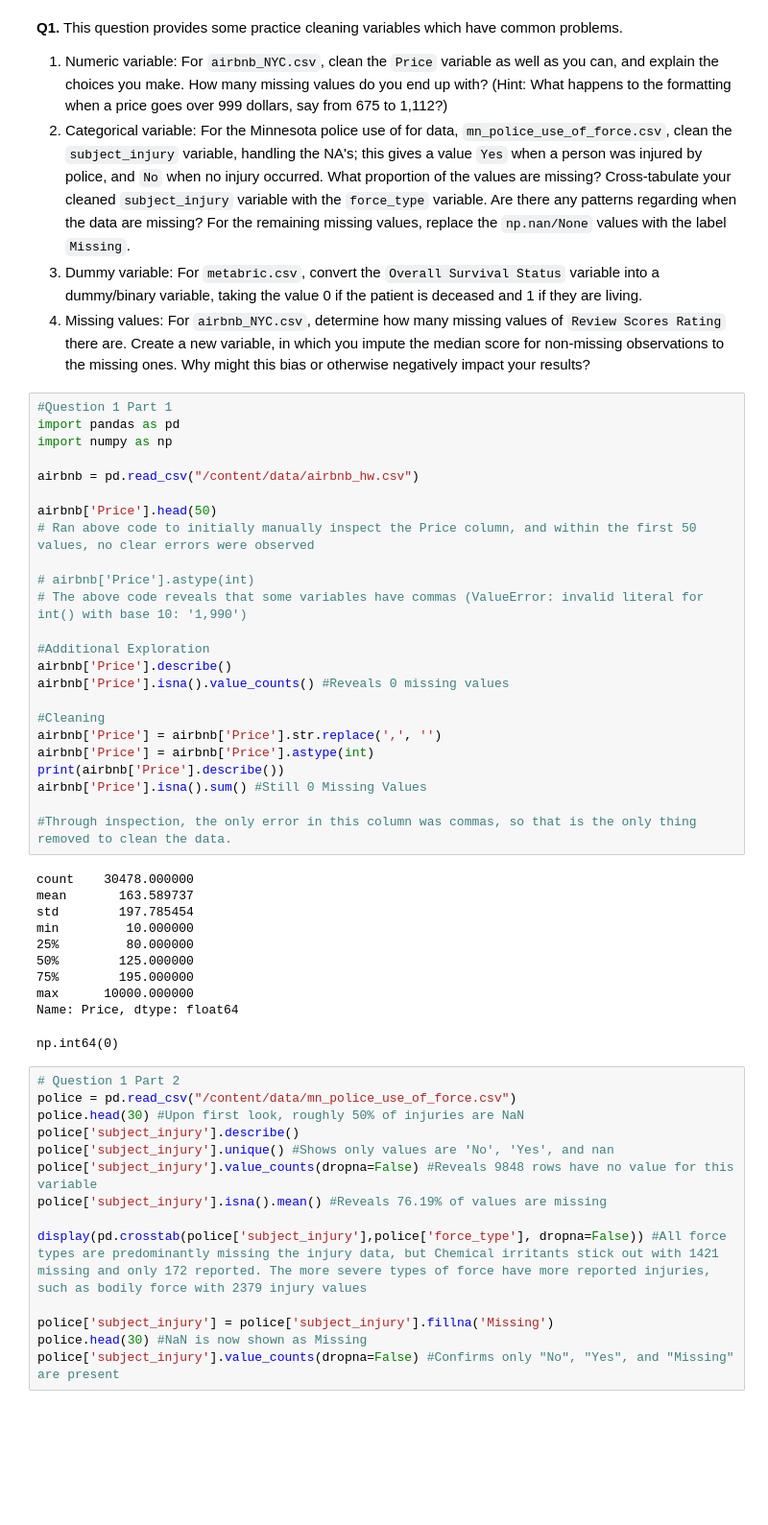
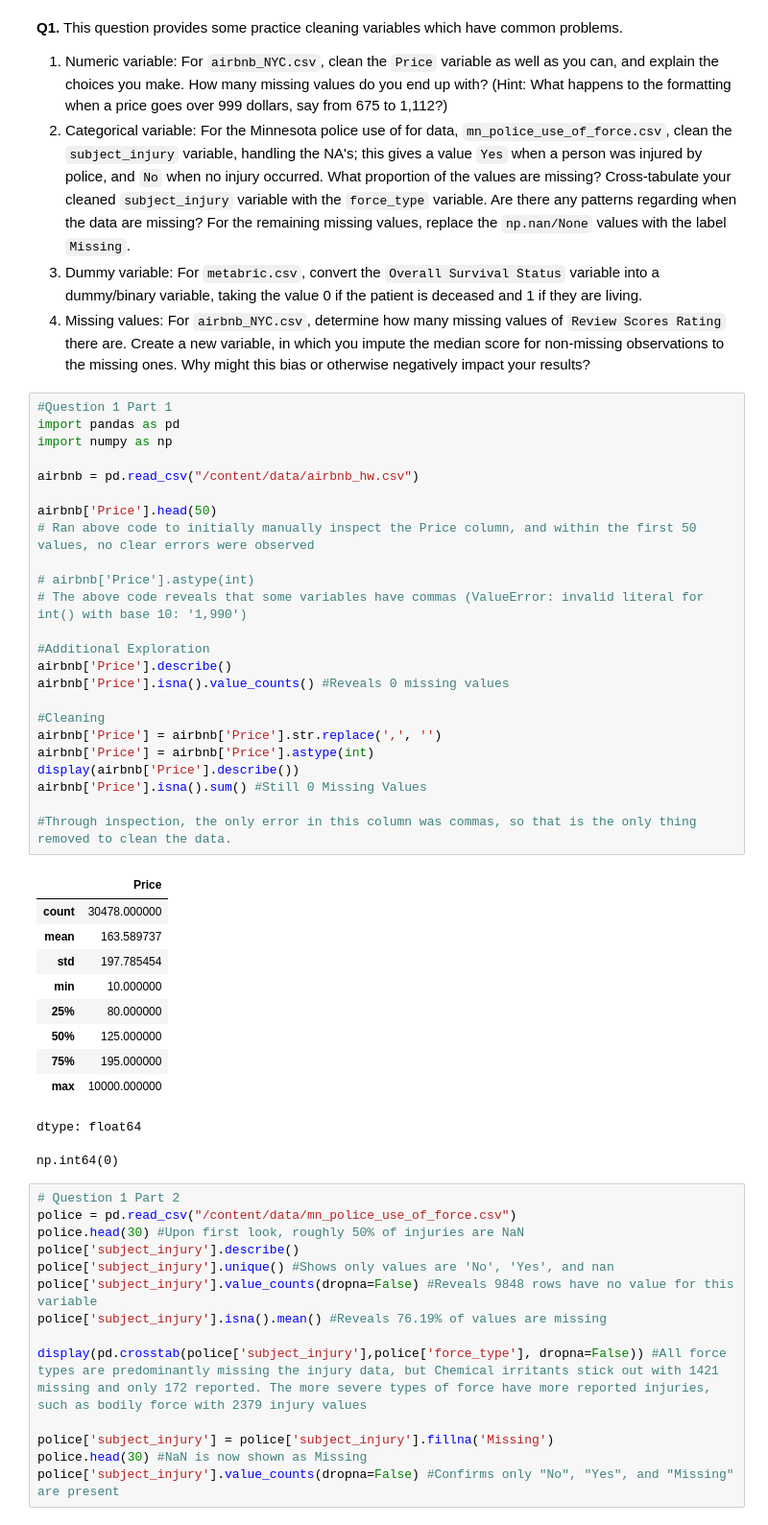
Before and after one commit to thomashooks53/undergrad_ml_assignments, a Jupyter notebook: 01_assignment_wrangling_and_eda.ipynb, the cells around one changed output. Shown at 96% size. Drawn from its saved outputs; the diff is of its cells as text; blank space fills up the shorter version.

```diff
--- a/01_assignment_wrangling_and_eda.ipynb
+++ b/01_assignment_wrangling_and_eda.ipynb
@@ -49,37 +49,38 @@ Data extracted
 # %%
 #Question 1 Part 1
 import pandas as pd
 import numpy as np
 
 airbnb = pd.read_csv("/content/data/airbnb_hw.csv")
 
 airbnb['Price'].head(50)
 # Ran above code to initially manually inspect the Price column, and within the first 50 values, no clear errors were observed
 
 # airbnb['Price'].astype(int)
 # The above code reveals that some variables have commas (ValueError: invalid literal for int() with base 10: '1,990')
 
 #Additional Exploration
 airbnb['Price'].describe()
 airbnb['Price'].isna().value_counts() #Reveals 0 missing values
 
 #Cleaning
 airbnb['Price'] = airbnb['Price'].str.replace(',', '')
 airbnb['Price'] = airbnb['Price'].astype(int)
-print(airbnb['Price'].describe())
+display(airbnb['Price'].describe())
 airbnb['Price'].isna().sum() #Still 0 Missing Values
 
 #Through inspection, the only error in this column was commas, so that is the only thing removed to clean the data.
 # %% [output]
+|  | Price |
+| count | 30478.000000 |
+| mean | 163.589737 |
+| std | 197.785454 |
+| min | 10.000000 |
+| 25% | 80.000000 |
+| 50% | 125.000000 |
+| 75% | 195.000000 |
+| max | 10000.000000 |
-count    30478.000000
-mean       163.589737
-std        197.785454
-min         10.000000
-25%         80.000000
-50%        125.000000
-75%        195.000000
-max      10000.000000
-Name: Price, dtype: float64
+dtype: float64
 np.int64(0)
 # %%
 # Question 1 Part 2
```
Also changed, not shown: parts of 1 cell of this notebook.
